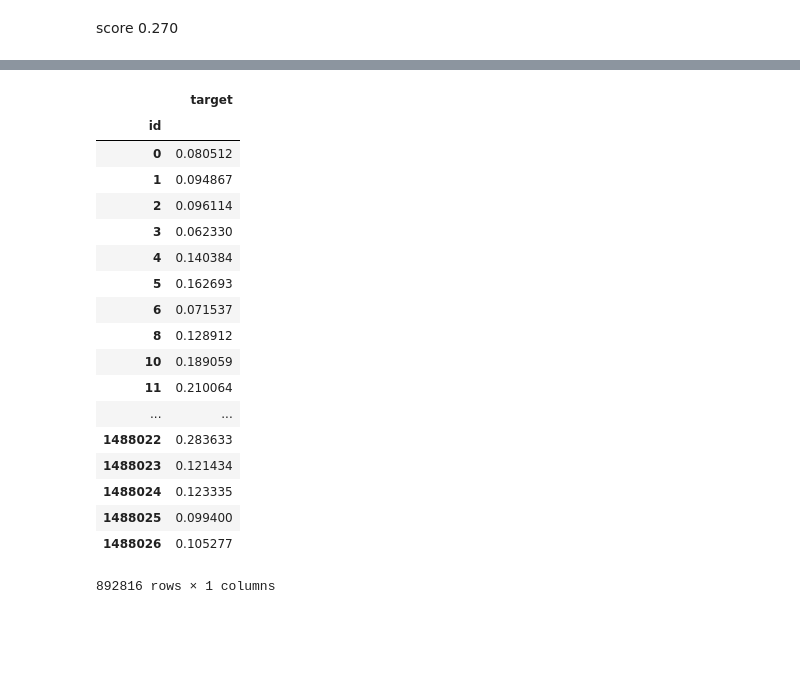
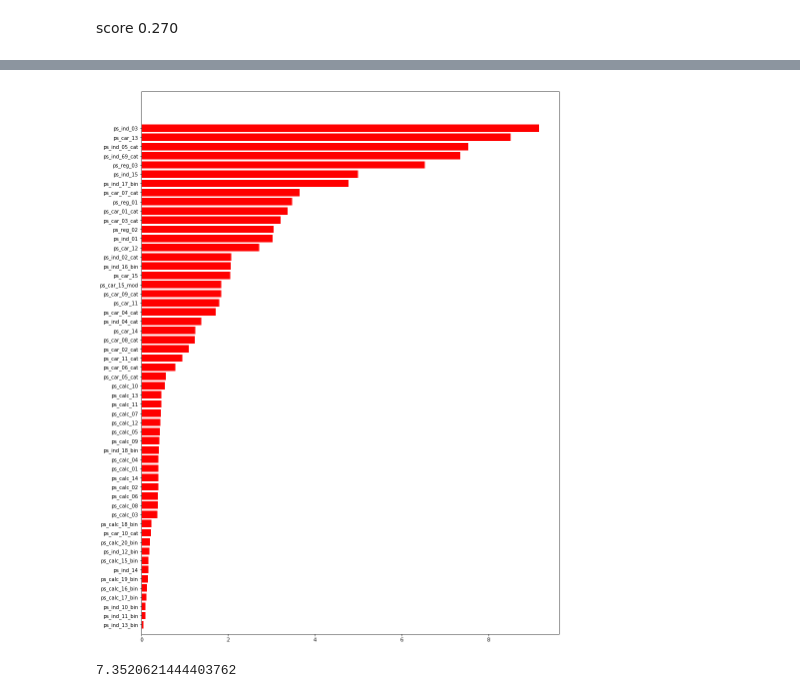
Before and after one commit to PhySci/porto, a Jupyter notebook: data explore.ipynb, the cells around one changed output, grey strips where cells are left out. Saved outputs shown, nothing was run; the diff lists cells and outputs as text; code cells hidden in the pictures; blank space fills up the shorter version.

Commit message:
Investigation of CatBoost

```diff
--- a/data explore.ipynb
+++ b/data explore.ipynb
@@ -165,0 +213,7 @@ score 0.270
+# %%
+X_train2 = invOneHot(X_train)
+tp = Pool(X_train2,y_train,feature_names=X_train2.columns.tolist())
+# %%
+model5 = CatBoostClassifier(verbose=True,iterations=500)
+# %%
+model5.fit(tp)
@@ -166,3 +239,26 @@ score 0.270
+# %%
+def plotFeatureImportance(cfs,df_col_name):
+    inds = np.argsort(np.array(cfs))
+
+    kArr = np.array(df_col_name)[inds]
+    vArr = np.array(cfs)[inds]
+
+    res = {k:v for (k,v) in zip(kArr,vArr)}
+
+    plt.figure(figsize = [15,20])
+    plt.barh(range(len(cfs)), vArr, tick_label = kArr, color="r", align="center")
+    plt.ylim([-1, X_train.shape[1]])
+
+    return res
+# %%
+coeffs2 = model5.get_feature_importance(tp)
+cDict = plotFeatureImportance(coeffs2,X_train2.columns.tolist())
+# %% [output]
+[figure, added]
+# %%
+cDict.get('ps_ind_69_cat')
+# %% [output]
+7.3520621444403762
 # %%
 def gini(actual, pred, cmpcol = 0, sortcol = 1):
     assert( len(actual) == len(pred) )
@@ -194,25 +290,3 @@ def test_gini():
     T([40, 0, 20, 0, 10], [1000000, 40, 40, 5, 5], 0.171428, 0.6)
     T([40, 20, 10, 0, 0], [40, 20, 10, 0, 0], 0.285714, 1)
     T([1, 1, 0, 1], [0.86, 0.26, 0.52, 0.32], -0.041666, -0.333333)
-# %%
-df
-# %% [output]
-|  | target |
-| id |  |
-| 0 | 0.080512 |
-| 1 | 0.094867 |
-| 2 | 0.096114 |
-| 3 | 0.062330 |
-| 4 | 0.140384 |
-| 5 | 0.162693 |
-| 6 | 0.071537 |
-| 8 | 0.128912 |
-| 10 | 0.189059 |
-| 11 | 0.210064 |
-| ... | ... |
-| 1488022 | 0.283633 |
-| 1488023 | 0.121434 |
-| 1488024 | 0.123335 |
-| 1488025 | 0.099400 |
-| 1488026 | 0.105277 |
-892816 rows × 1 columns
```
Also changed, not shown: parts of 52 cells of this notebook.
